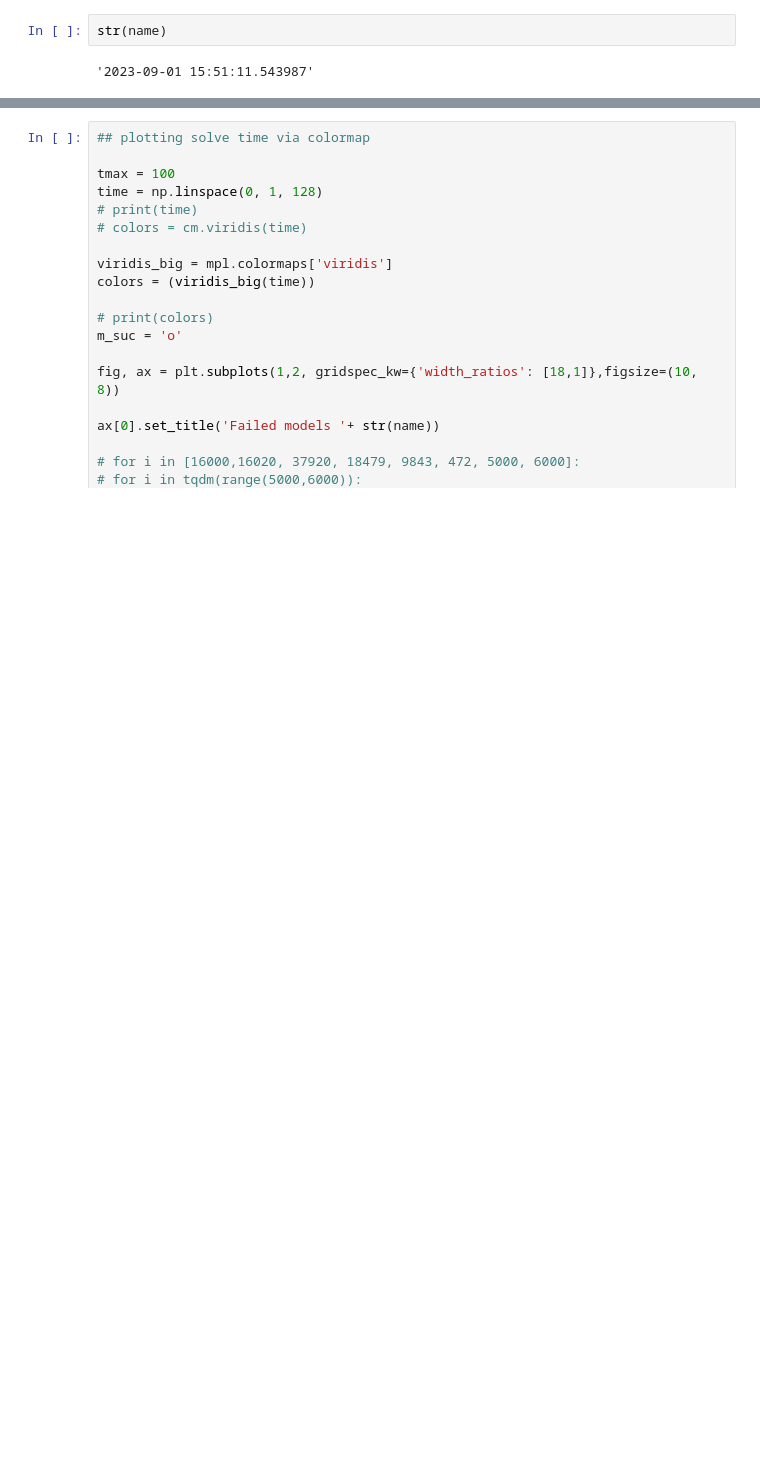
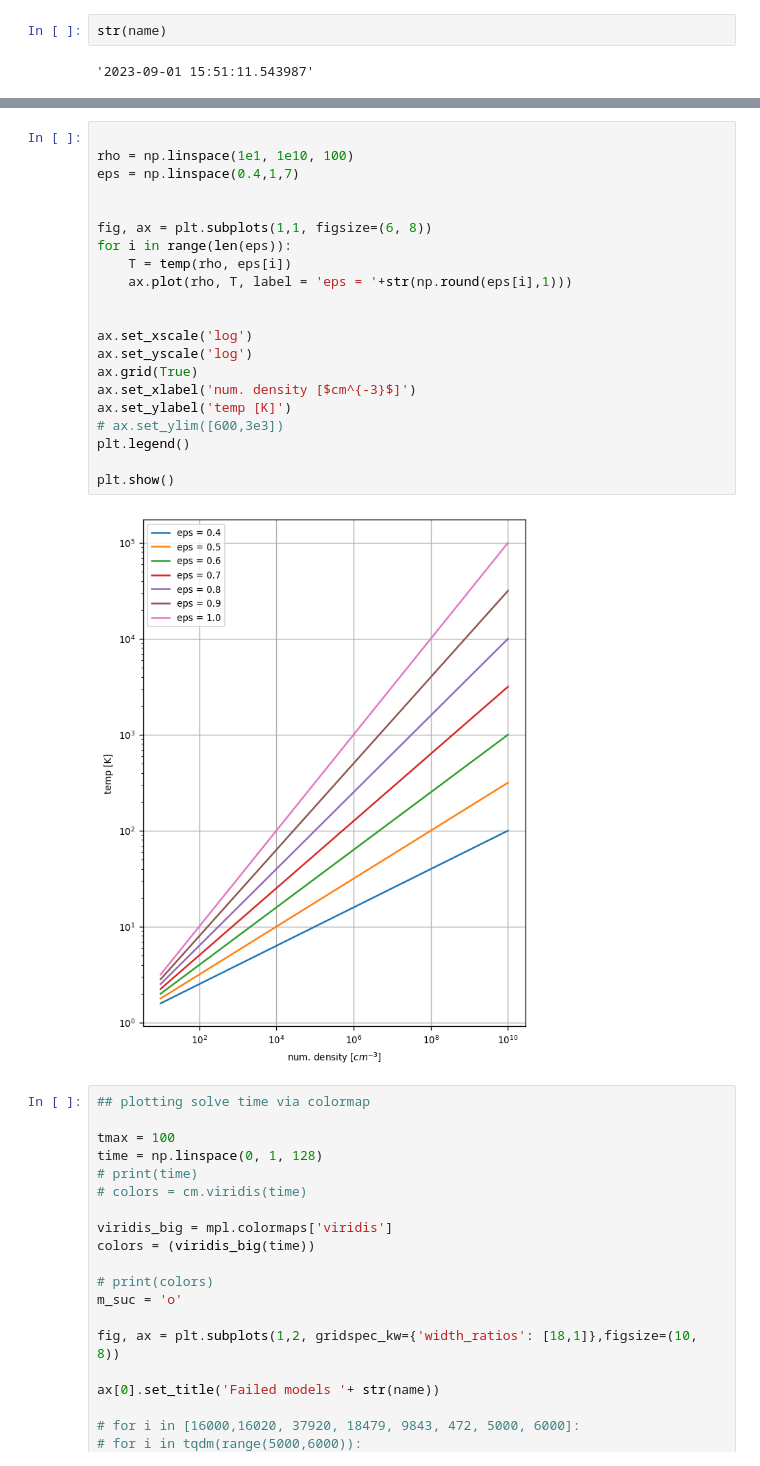
Before and after one commit to silkemaes/ChemPy, a Jupyter notebook: explore.ipynb, the cells around one changed output, grey strips where cells are left out. Saved outputs shown, nothing was run; the diff lists cells and outputs as text; blank space fills up the shorter version.

```diff
--- a/explore.ipynb
+++ b/explore.ipynb
@@ -197,3 +241,26 @@ plt.show()
+# %%
+
+rho = np.linspace(1e1, 1e10, 100)
+eps = np.linspace(0.4,1,7)
+
+
+fig, ax = plt.subplots(1,1, figsize=(6, 8))
+for i in range(len(eps)):
+    T = temp(rho, eps[i])
+    ax.plot(rho, T, label = 'eps = '+str(np.round(eps[i],1)))
+
+
+ax.set_xscale('log')
+ax.set_yscale('log')
+ax.grid(True)
+ax.set_xlabel('num. density [$cm^{-3}$]')
+ax.set_ylabel('temp [K]')
+# ax.set_ylim([600,3e3])
+plt.legend()
+
+plt.show()
+# %% [output]
+[figure, added]
 # %%
 ## plotting solve time via colormap
 
```
Also changed, not shown: parts of 5 cells of this notebook, 2 other files.
